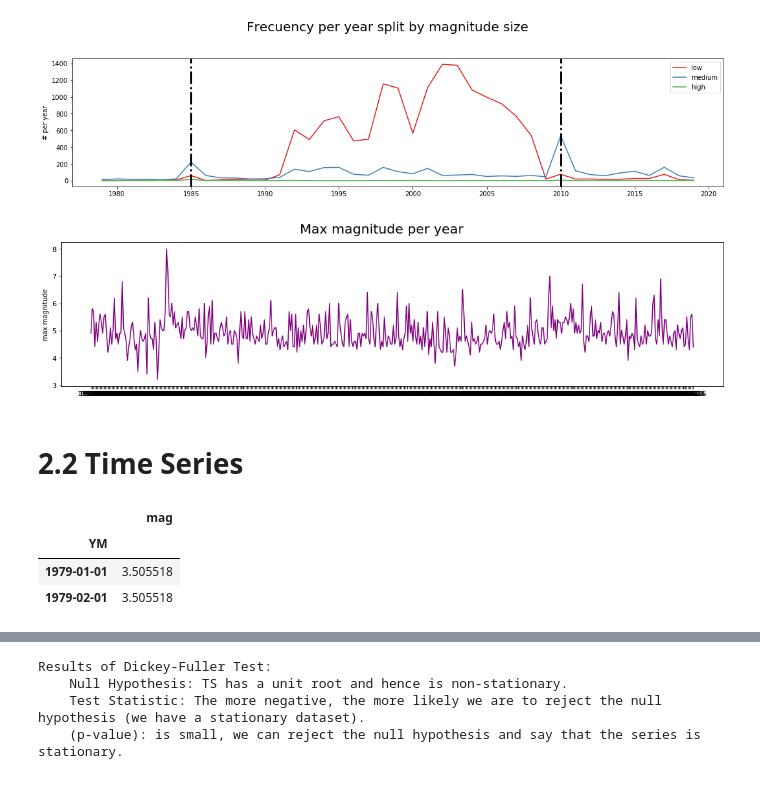
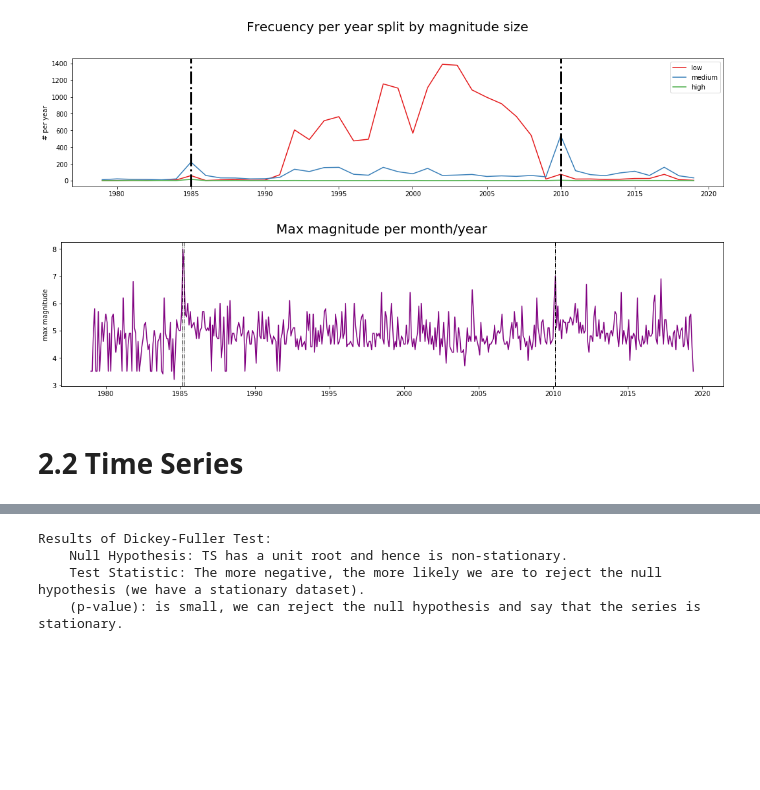
Before and after one commit to HitosVilla/TFM_Earthquake_Prediction, a Jupyter notebook: TFM_1_Data.ipynb, the cells around one changed output, grey strips where cells are left out. Drawn from its saved outputs; the diff is of its cells as text; code cells hidden in the pictures; blank space fills up the shorter version.

```diff
--- a/TFM_1_Data.ipynb
+++ b/TFM_1_Data.ipynb
@@ -160,0 +197,3 @@ dtype: object
+# %%
+allmonths['YM'] = pd.DataFrame(pd.date_range(start='1/1/1979', end='6/1/2019', freq='MS'))
+allmonths.head(2)
@@ -215,12 +251,20 @@ ts.groupby(['YM']).max()
 # %%
 fig = plt.figure(figsize=(18,4))
 ax = fig.add_subplot(111)
-ax.plot(ts.groupby(['YM']).max()['mag'], color='purple', label=magtype)
+ax.plot(full_time_series['mag'], color='purple', label=magtype)
 plt.suptitle('Max magnitude per month/year', fontsize=20)
 ax.set(ylabel='max magnitude')
 
+#ax.xaxis.set_major_locator(dates.YearLocator(),rotation=30 )
+#plt.setp(ax.get_xticklabels(), rotation=30, ha="right")
+
+# one bar per greatest earthquakes
+ym_great = dfTiSe[dfTiSe['mag']>=7].index
+for ym in ym_great:
+    plt.axvline(x=ym, color ="black", ls='-.', lw=1 )
+
 plt.show;
 # %% [output]
-[figure, old version]
+[figure, new version]
 # %% [markdown]
 # 2.2 Time Series
@@ -234,13 +270,0 @@ allmonths['YM'] = pd.date_range(start='1/1/1979', end='6/1/2019', freq='MS')
-# %%
-full_time_series = (allmonths.merge(dfTiSe, left_on='YM', right_index=True, how='left')
-                   .fillna(ts['mag'].mean())
-                   .set_index(allmonths['YM'])
-                   .sort_index())
-
-del full_time_series["YM"]
-full_time_series.head(2)
-# %% [output]
-|  | mag |
-| YM |  |
-| 1979-01-01 | 3.505518 |
-| 1979-02-01 | 3.505518 |
```
Also changed, not shown: parts of 26 cells of this notebook.
